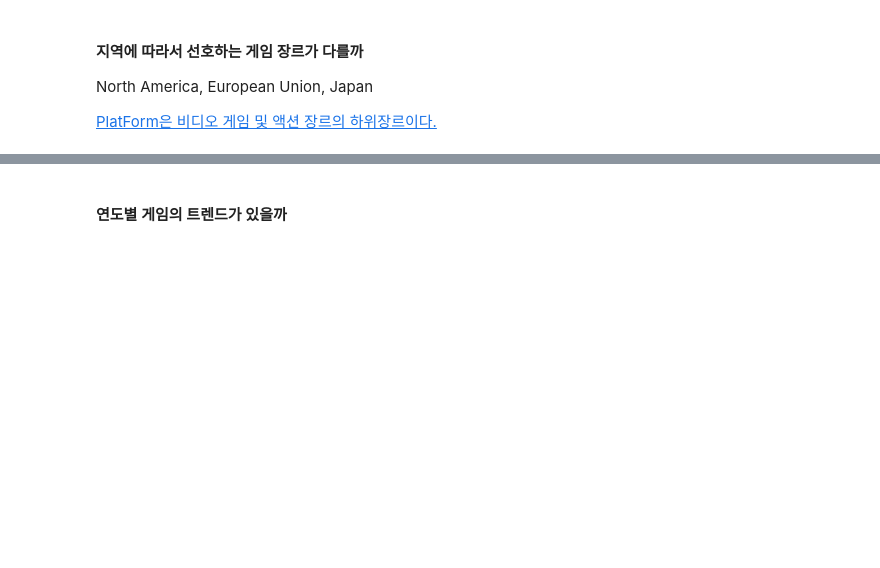
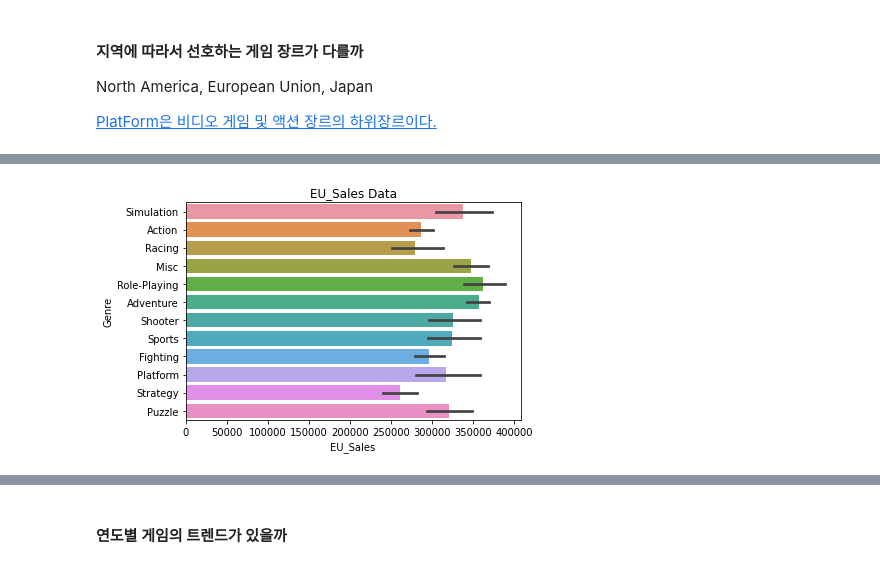
Before and after one commit to clomia/AIB-Section1-Project, a Jupyter notebook: DataAnalysis.ipynb, the cells around one changed output, grey strips where cells are left out. Drawn from its saved outputs; the diff is of its cells as text; code cells hidden in the pictures; blank space fills up the shorter version.

```diff
--- a/DataAnalysis.ipynb
+++ b/DataAnalysis.ipynb
@@ -227,0 +213,4 @@ Text(0.5, 1.0, 'Other Sales Data')
+# %%
+visualization("EU_Sales")
+# %% [output]
+[figure, added]
```
Also changed, not shown: parts of 11 cells of this notebook.
